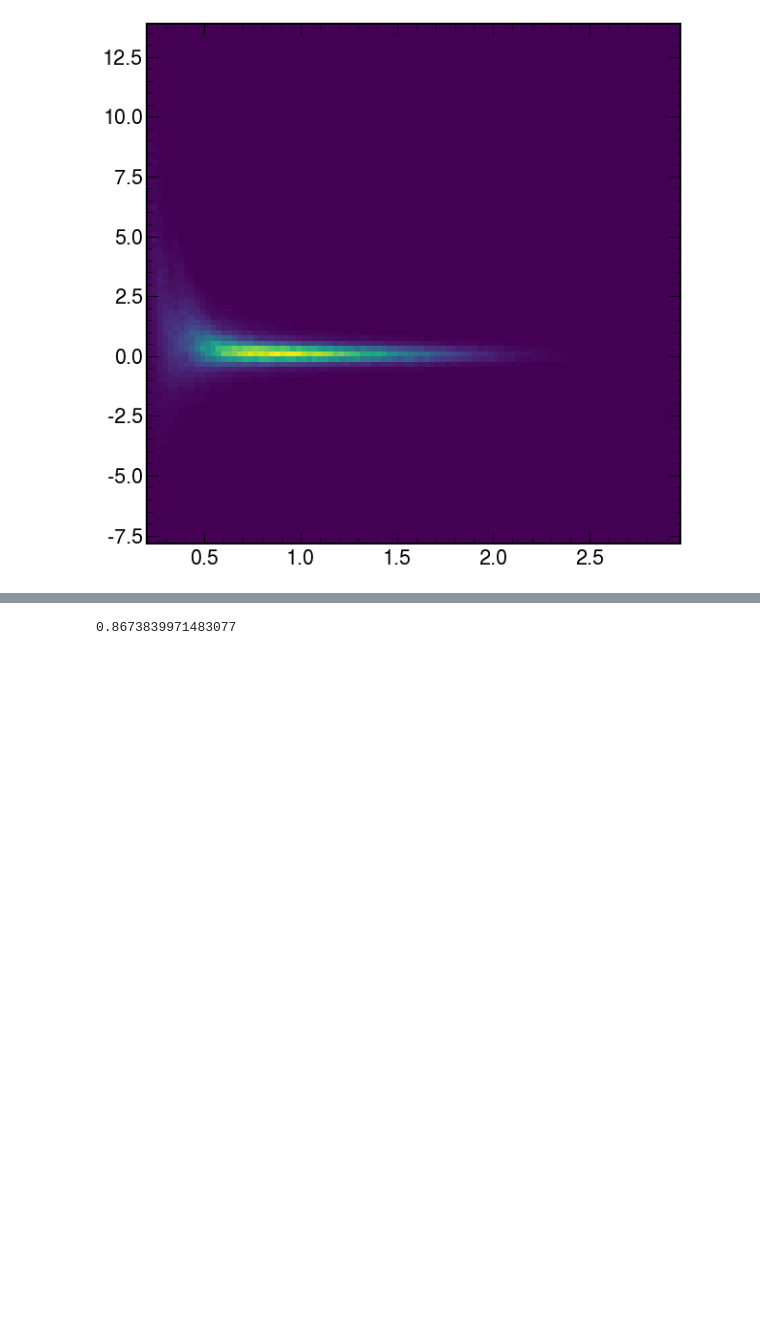
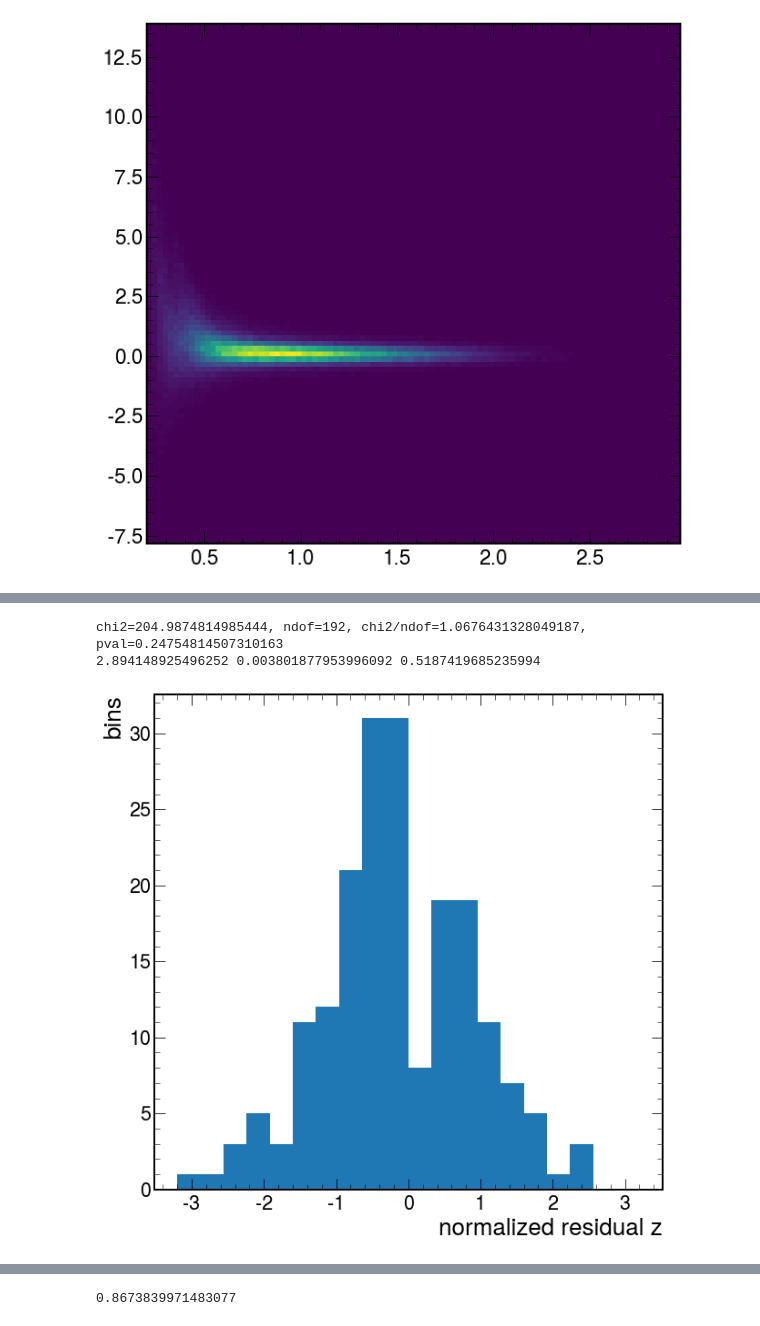
Before and after one commit to smoranvas/di-hadron, a Jupyter notebook: PionProtonCutsSystematics.ipynb, the cells around one changed output, grey strips where cells are left out. Cells and saved outputs as stored; diff of their text form; code cells hidden in the pictures; blank space fills up the shorter version.

```diff
--- a/PionProtonCutsSystematics.ipynb
+++ b/PionProtonCutsSystematics.ipynb
@@ -879,0 +948,34 @@ large deviation in ratio target Pb bin 5; z=1.3705830206864982
+# %%
+def get_norm_residuals(nom,alt):
+    all_stuff=[]
+
+    Alist = enumerate("D C Fe Pb".split())
+
+    for i, A in Alist:
+        for k in range(len(nom)):
+            #S = data[k][A].S
+            #M = data[k][A].M
+            # def dev(nom,alt):
+            #     return (alt-nom)/nom
+            # def ddev(nom,alt, dnom, dalt):
+            #     return alt/nom*np.hypot(dnom/nom, dalt/alt)
+            selection=(nom[k][A].dCstat/nom[k][A].C<10000)&( alt[k][A].dCstat/alt[k][A].C<10000)
+            all_stuff=np.concatenate([all_stuff, ((nom[k][A].C-alt[k][A].C)/np.sqrt(nom[k][A].dCstat**2+alt[k][A].dCstat**2))[selection]])
+    return all_stuff
+normalized_residuals=get_norm_residuals(plus, minus)
+chi2, ndof=np.sum(normalized_residuals**2),len(normalized_residuals)
+plt.hist(normalized_residuals, bins=20, range=(-3.2,3.2))
+plt.xlabel("normalized residual z")
+plt.ylabel("bins")
+plt.savefig("images/norm_resid.pdf")
+#plt.plot(normalized_residuals)
+from scipy.stats import chi2 as chi2dist
+from scipy.stats import norm as normdist
+
+print(f"chi2={chi2}, ndof={ndof}, chi2/ndof={chi2/ndof}, pval={1-chi2dist.cdf(chi2, ndof)}")
+print(np.max(np.abs(normalized_residuals)),2*normdist.cdf(-np.max(np.abs(normalized_residuals))),
+      1-(1-2*normdist.cdf(-np.max(np.abs(normalized_residuals))))**ndof)
+# %% [output]
+chi2=204.9874814985444, ndof=192, chi2/ndof=1.0676431328049187, pval=0.24754814507310163
+2.894148925496252 0.003801877953996092 0.5187419685235994
+[figure, added]
```
Also changed, not shown: parts of 15 cells of this notebook, 17 other files.
